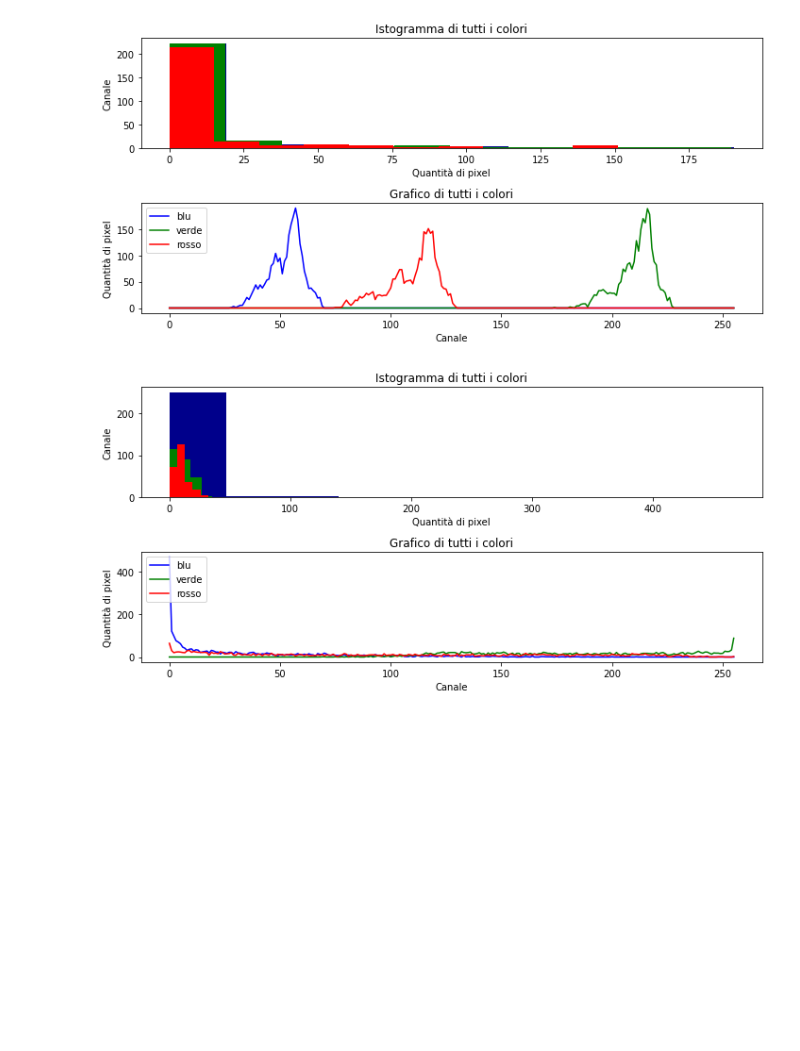
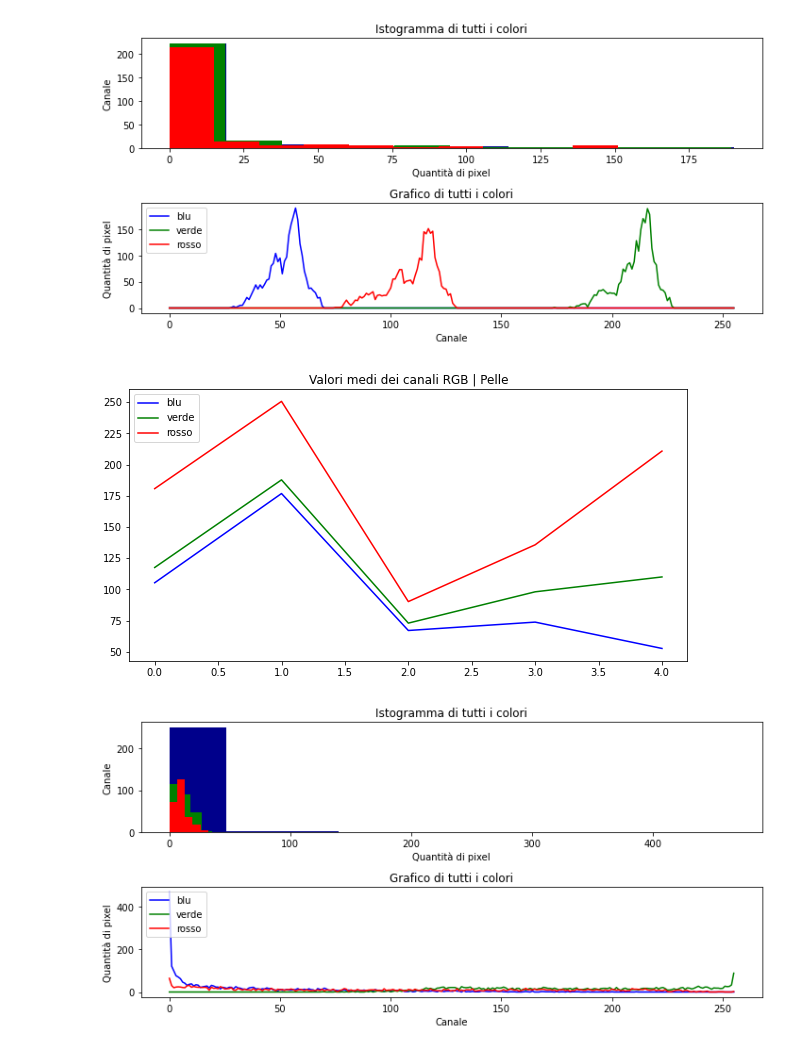
Before and after one commit to Wooler97/Skin-Detection, a Jupyter notebook: SkinPlotCode.ipynb, the cells around one changed output. Drawn from its saved outputs; the diff is of its cells as text; code cells hidden in the pictures; blank space fills up the shorter version.

```diff
--- a/SkinPlotCode.ipynb
+++ b/SkinPlotCode.ipynb
@@ -90,8 +81,7 @@ rosso = cv2.calcHist([img3], [1], None, [256], [0, 256])
 verde = cv2.calcHist([img3], [2], None, [256], [0, 256])
 
 
-channels = cv2.mean(img3)
-canali3 = np.array([(channels[2], channels[1], channels[0])])
+ch3 = cv2.mean(img3)
 
 plt.figure(figsize=(10,5))
 plt.subplot(2,1,1)
@@ -114,8 +104,8 @@ plt.xlabel('Canale')
 plt.tight_layout()
 plt.savefig('skin/res21.jpg')
 plt.show()
-print('Valore medio R: ' + str(channels[2]))
-print('Valore medio G: ' + str(channels[1]))
-print('Valore medio B: ' + str(channels[0]))
+# print('Valore medio R: ' + str(channels[2]))
+# print('Valore medio G: ' + str(channels[1]))
+# print('Valore medio B: ' + str(channels[0]))
 # %% [output]
 [figure]
@@ -129,8 +116,7 @@ rosso = cv2.calcHist([img4], [1], None, [256], [0, 256])
 verde = cv2.calcHist([img4], [2], None, [256], [0, 256])
 
 
-channels = cv2.mean(img4)
-canali4 = np.array([(channels[2], channels[1], channels[0])])
+ch4 = cv2.mean(img4)
 
 plt.figure(figsize=(10,5))
 plt.subplot(2,1,1)
@@ -153,8 +139,8 @@ plt.xlabel('Canale')
 plt.tight_layout()
 plt.savefig('skin/res19.jpg')
 plt.show()
-print('Valore medio R: ' + str(channels[2]))
-print('Valore medio G: ' + str(channels[1]))
-print('Valore medio B: ' + str(channels[0]))
+# print('Valore medio R: ' + str(channels[2]))
+# print('Valore medio G: ' + str(channels[1]))
+# print('Valore medio B: ' + str(channels[0]))
 # %% [output]
 [figure]
@@ -168,8 +151,7 @@ rosso = cv2.calcHist([img5], [1], None, [256], [0, 256])
 verde = cv2.calcHist([img5], [2], None, [256], [0, 256])
 
 
-channels = cv2.mean(img5)
-canali5 = np.array([(channels[2], channels[1], channels[0])])
+ch5 = cv2.mean(img5)
 
 plt.figure(figsize=(10,5))
 plt.subplot(2,1,1)
@@ -192,13 +174,29 @@ plt.xlabel('Canale')
 plt.tight_layout()
 plt.savefig('skin/res32.jpg')
 plt.show()
-print('Valore medio R: ' + str(channels[2]))
-print('Valore medio G: ' + str(channels[1]))
-print('Valore medio B: ' + str(channels[0]))
+# print('Valore medio R: ' + str(channels[2]))
+# print('Valore medio G: ' + str(channels[1]))
+# print('Valore medio B: ' + str(channels[0]))
 # %% [output]
 [figure]
 # %%
-chn = np.array([canali1, canali2, canali3, canali4, canali5])
+chp_r = np.array([ch1[2], ch2[2], ch3[2], ch4[2], ch5[2]])
+chp_g = np.array([ch1[1], ch2[1], ch3[1], ch4[1], ch5[1]])
+chp_b = np.array([ch1[0], ch2[0], ch3[0], ch4[0], ch5[0]])
+
+plt.figure(figsize=(10, 5))
+plt.title('Valori medi dei canali RGB | Pelle',fontsize=12)
+plt.plot(chp_b, "-b", label = "blu")
+plt.plot(chp_g, "-g", label = "verde")
+plt.plot(chp_r, "-r", label = "rosso")
+plt.legend(loc = 'upper left')
+# plt.plot(chp_r, color = 'r')
+# plt.plot(chp_g, color = 'g')
+# plt.plot(chp_b, color = 'b')
+plt.savefig("images/grafop.jpg")
+plt.show()
+# %% [output]
+[figure, added]
 # %%
 img6 = cv2.imread('nonskin/sweat22.jpg')
 blu = cv2.calcHist([img6], [0], None, [256], [0, 256])
```
Also changed, not shown: parts of 10 cells of this notebook, 5 other files.
